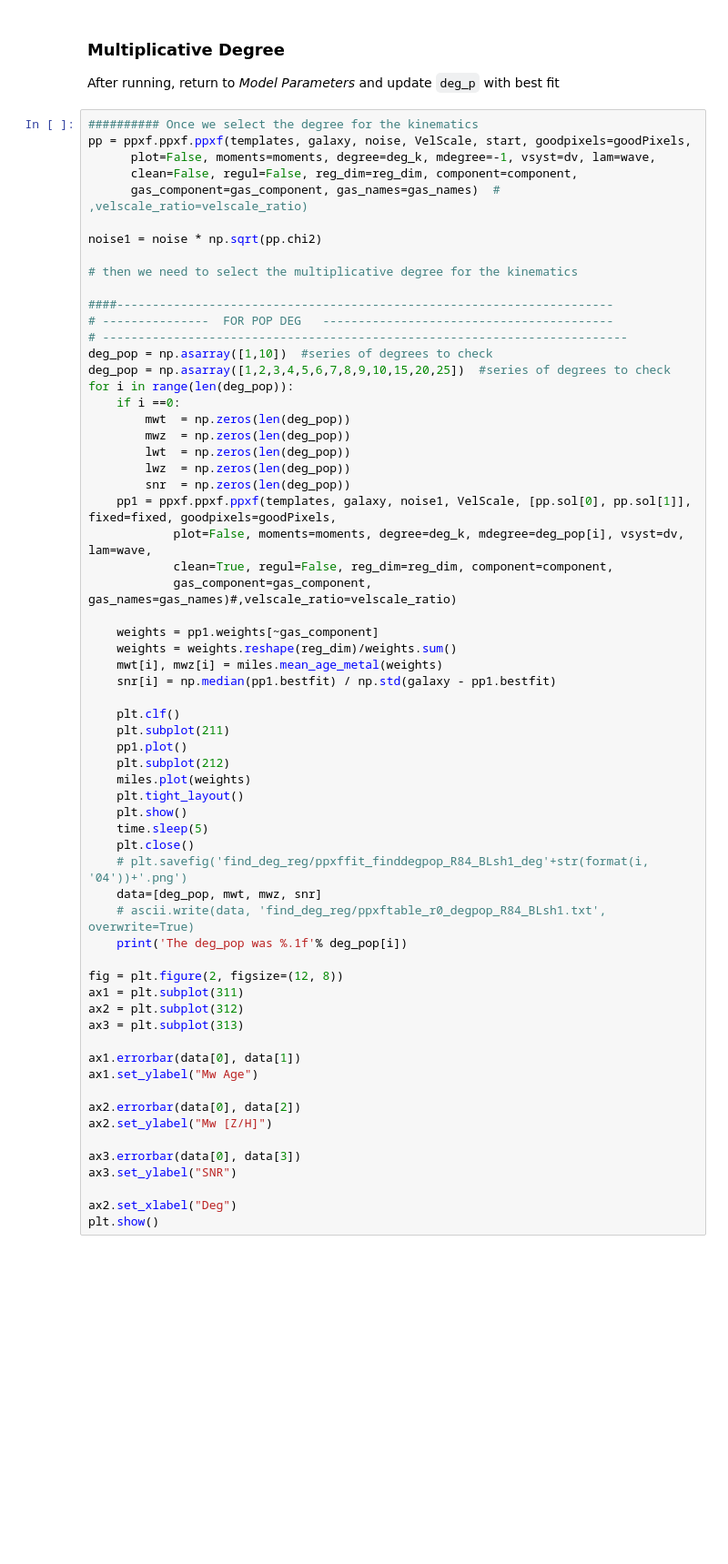
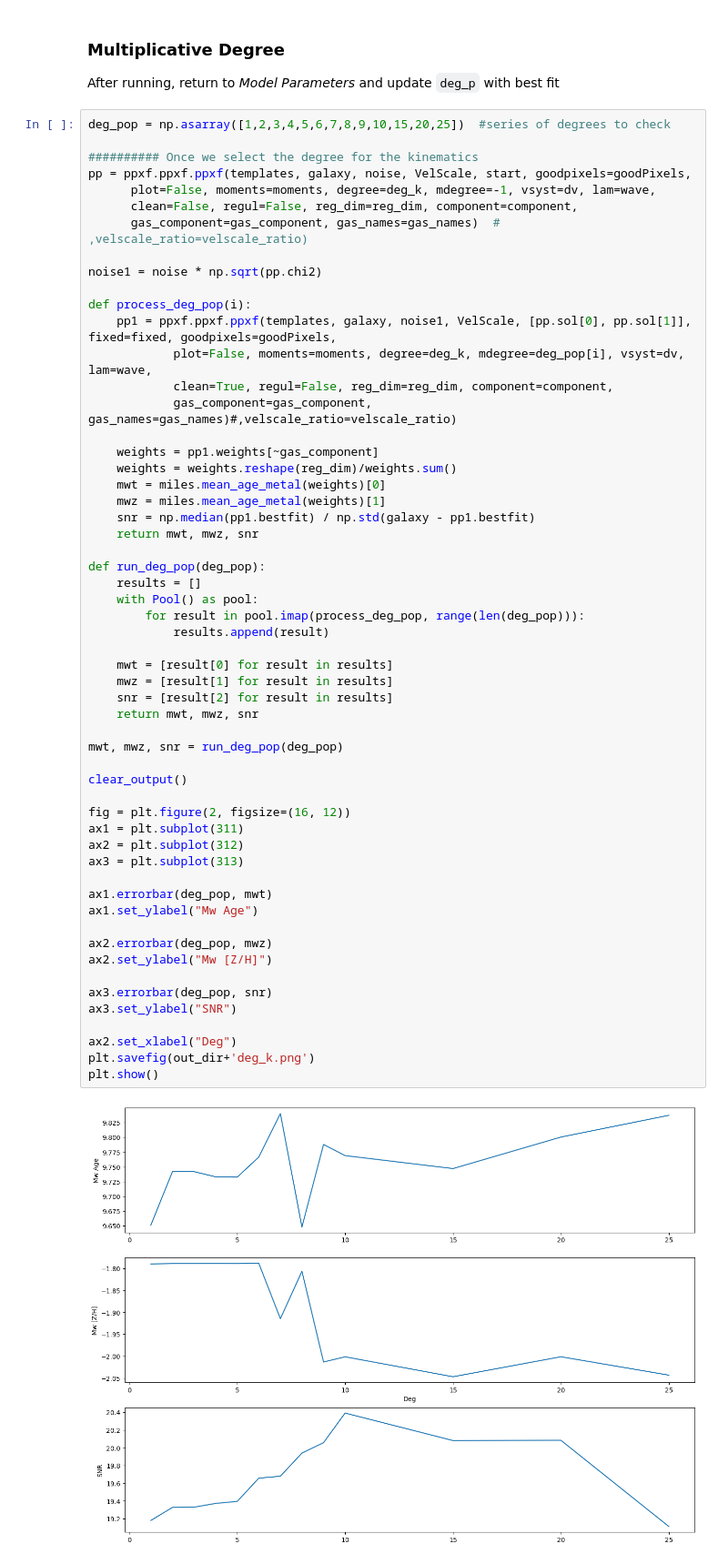
Before and after one commit to daniel-lyon/CAS-Summer-Project, a Jupyter notebook: scripts/stellar_pops.ipynb, the cells around one changed output. Shown at 91% size. Cells and saved outputs as stored; diff of their text form; blank space fills up the shorter version.

```diff
--- a/scripts/stellar_pops.ipynb
+++ b/scripts/stellar_pops.ipynb
@@ -164,65 +187,60 @@ plt.show()
 
 After running, return to *Model Parameters* and update `deg_p` with best fit
 # %%
+deg_pop = np.asarray([1,2,3,4,5,6,7,8,9,10,15,20,25])  #series of degrees to check
+
 ########## Once we select the degree for the kinematics
 pp = ppxf.ppxf.ppxf(templates, galaxy, noise, VelScale, start, goodpixels=goodPixels,
       plot=False, moments=moments, degree=deg_k, mdegree=-1, vsyst=dv, lam=wave,
       clean=False, regul=False, reg_dim=reg_dim, component=component,
       gas_component=gas_component, gas_names=gas_names)  # ,velscale_ratio=velscale_ratio)
 
 noise1 = noise * np.sqrt(pp.chi2)
 
-# then we need to select the multiplicative degree for the kinematics
-
-####----------------------------------------------------------------------
-# ---------------  FOR POP DEG   -----------------------------------------
-# --------------------------------------------------------------------------
-deg_pop = np.asarray([1,10])  #series of degrees to check
-deg_pop = np.asarray([1,2,3,4,5,6,7,8,9,10,15,20,25])  #series of degrees to check
-for i in range(len(deg_pop)):
-    if i ==0:
-        mwt  = np.zeros(len(deg_pop))
-        mwz  = np.zeros(len(deg_pop))
-        lwt  = np.zeros(len(deg_pop))
-        lwz  = np.zeros(len(deg_pop))
-        snr  = np.zeros(len(deg_pop))
+def process_deg_pop(i):
     pp1 = ppxf.ppxf.ppxf(templates, galaxy, noise1, VelScale, [pp.sol[0], pp.sol[1]], fixed=fixed, goodpixels=goodPixels,
             plot=False, moments=moments, degree=deg_k, mdegree=deg_pop[i], vsyst=dv, lam=wave,
             clean=True, regul=False, reg_dim=reg_dim, component=component,
             gas_component=gas_component, gas_names=gas_names)#,velscale_ratio=velscale_ratio)
 
     weights = pp1.weights[~gas_component]
     weights = weights.reshape(reg_dim)/weights.sum()
-    mwt[i], mwz[i] = miles.mean_age_metal(weights)
-    snr[i] = np.median(pp1.bestfit) / np.std(galaxy - pp1.bestfit)
+    mwt = miles.mean_age_metal(weights)[0]
+    mwz = miles.mean_age_metal(weights)[1]
+    snr = np.median(pp1.bestfit) / np.std(galaxy - pp1.bestfit)
+    return mwt, mwz, snr
 
-    plt.clf()
-    plt.subplot(211)
-    pp1.plot()
-    plt.subplot(212)
-    miles.plot(weights)
-    plt.tight_layout()
-    plt.show()
-    time.sleep(5)
-    plt.close()
-    # plt.savefig('find_deg_reg/ppxffit_finddegpop_R84_BLsh1_deg'+str(format(i, '04'))+'.png')
-    data=[deg_pop, mwt, mwz, snr]
-    # ascii.write(data, 'find_deg_reg/ppxftable_r0_degpop_R84_BLsh1.txt', overwrite=True)
-    print('The deg_pop was %.1f'% deg_pop[i])
+def run_deg_pop(deg_pop):
+    results = []
+    with Pool() as pool:
+        for result in pool.imap(process_deg_pop, range(len(deg_pop))):
+            results.append(result)
 
-fig = plt.figure(2, figsize=(12, 8))
+    mwt = [result[0] for result in results]
+    mwz = [result[1] for result in results]
+    snr = [result[2] for result in results]
+    return mwt, mwz, snr
+
+mwt, mwz, snr = run_deg_pop(deg_pop)
+
+clear_output()
+
+fig = plt.figure(2, figsize=(16, 12))
 ax1 = plt.subplot(311)
 ax2 = plt.subplot(312)
 ax3 = plt.subplot(313)
 
-ax1.errorbar(data[0], data[1])
+ax1.errorbar(deg_pop, mwt)
 ax1.set_ylabel("Mw Age")
 
-ax2.errorbar(data[0], data[2])
+ax2.errorbar(deg_pop, mwz)
 ax2.set_ylabel("Mw [Z/H]")
 
-ax3.errorbar(data[0], data[3])
+ax3.errorbar(deg_pop, snr)
 ax3.set_ylabel("SNR")
 
 ax2.set_xlabel("Deg")
+plt.savefig(out_dir+'deg_k.png')
 plt.show()
+# %% [output]
+[figure, added]
```
Also changed, not shown: parts of 12 cells of this notebook, 35 other files.
